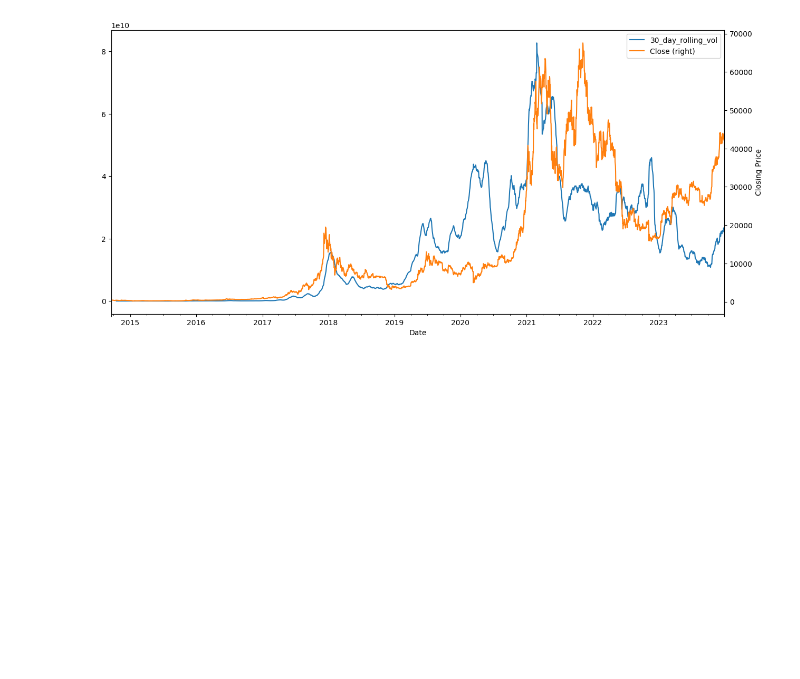
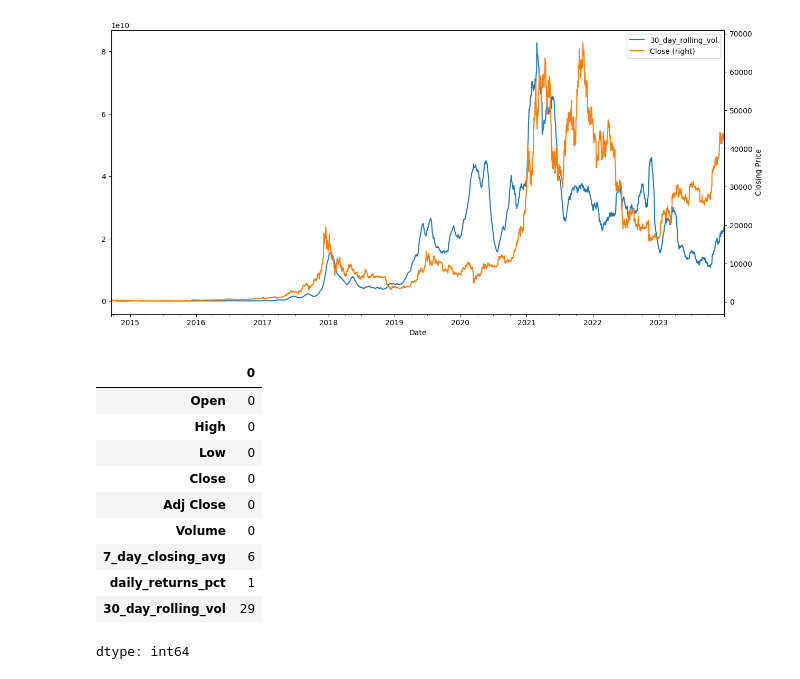
Before and after one commit to fwu27/Test, a Jupyter notebook: bitcoin_prices.ipynb, the cells around one changed output. Saved outputs shown, nothing was run; the diff lists cells and outputs as text; code cells hidden in the pictures; blank space fills up the shorter version.

```diff
--- a/bitcoin_prices.ipynb
+++ b/bitcoin_prices.ipynb
@@ -70,3 +70,17 @@ ax.set_ylabel("Closing Price")
 plt.show()
 # %% [output]
 [figure]
+# %%
+df.isnull().sum()
+# %% [output]
+|  | 0 |
+| Open | 0 |
+| High | 0 |
+| Low | 0 |
+| Close | 0 |
+| Adj Close | 0 |
+| Volume | 0 |
+| 7_day_closing_avg | 6 |
+| daily_returns_pct | 1 |
+| 30_day_rolling_vol | 29 |
+dtype: int64
```
